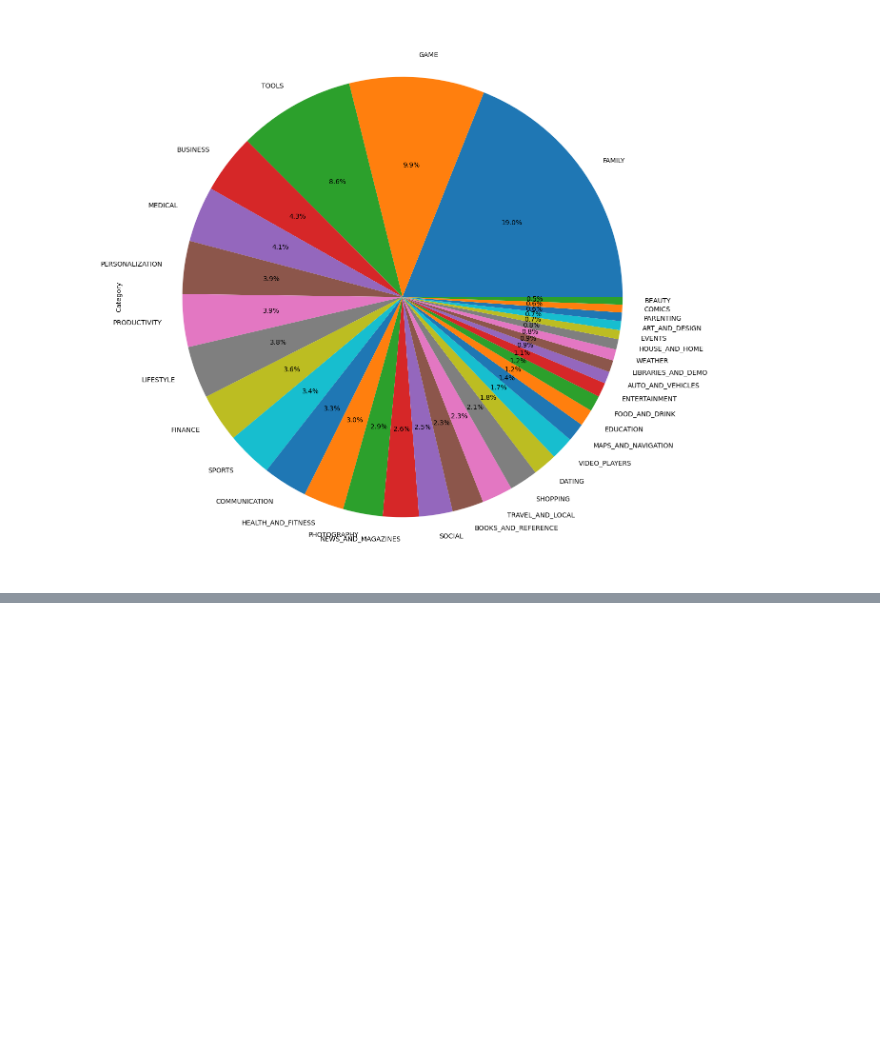
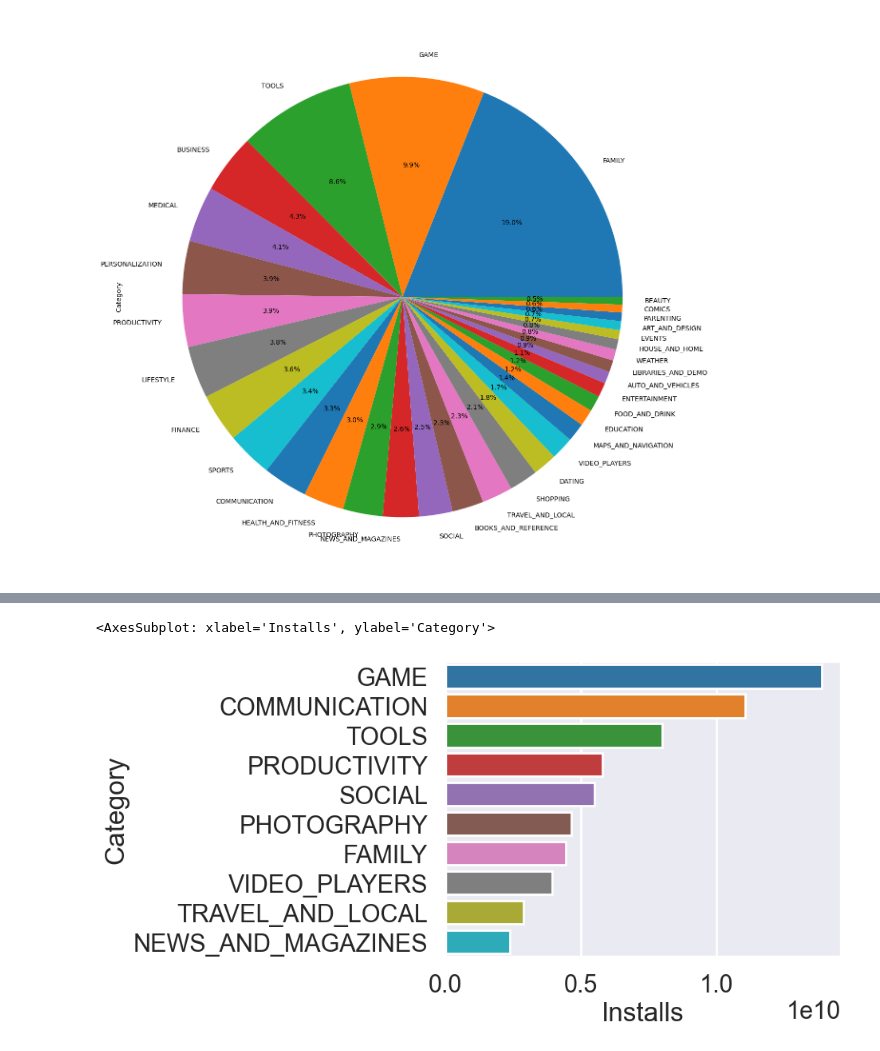
Before and after one commit to KushJoshi16/FSDS, a Jupyter notebook: Live_Classes_Stats((EDA)/EDA_and_FE_2.ipynb, the cells around one changed output, grey strips where cells are left out. Drawn from its saved outputs; the diff is of its cells as text; code cells hidden in the pictures; blank space fills up the shorter version.

```diff
--- a/Live_Classes_Stats((EDA)/EDA_and_FE_2.ipynb
+++ b/Live_Classes_Stats((EDA)/EDA_and_FE_2.ipynb
@@ -339,0 +383,2 @@ df["Category"].value_counts().plot.pie(y=df["Category"],figsize=(15,15),autopct=
+# %%
+df_cat_installs = df.groupby(["Category"])["Installs"].sum().sort_values(ascending=False).reset_index()
@@ -339,0 +407,2 @@ df["Category"].value_counts().plot.pie(y=df["Category"],figsize=(15,15),autopct=
+# %%
+df2 = df_cat_installs.head(10)
@@ -339,0 +423,5 @@ df["Category"].value_counts().plot.pie(y=df["Category"],figsize=(15,15),autopct=
+# %%
+sns.barplot(x="Installs",y="Category",data=df2)
+# %% [output]
+<AxesSubplot: xlabel='Installs', ylabel='Category'>
+[figure, added]
```
Also changed, not shown: parts of 61 cells of this notebook, 30 other files.
